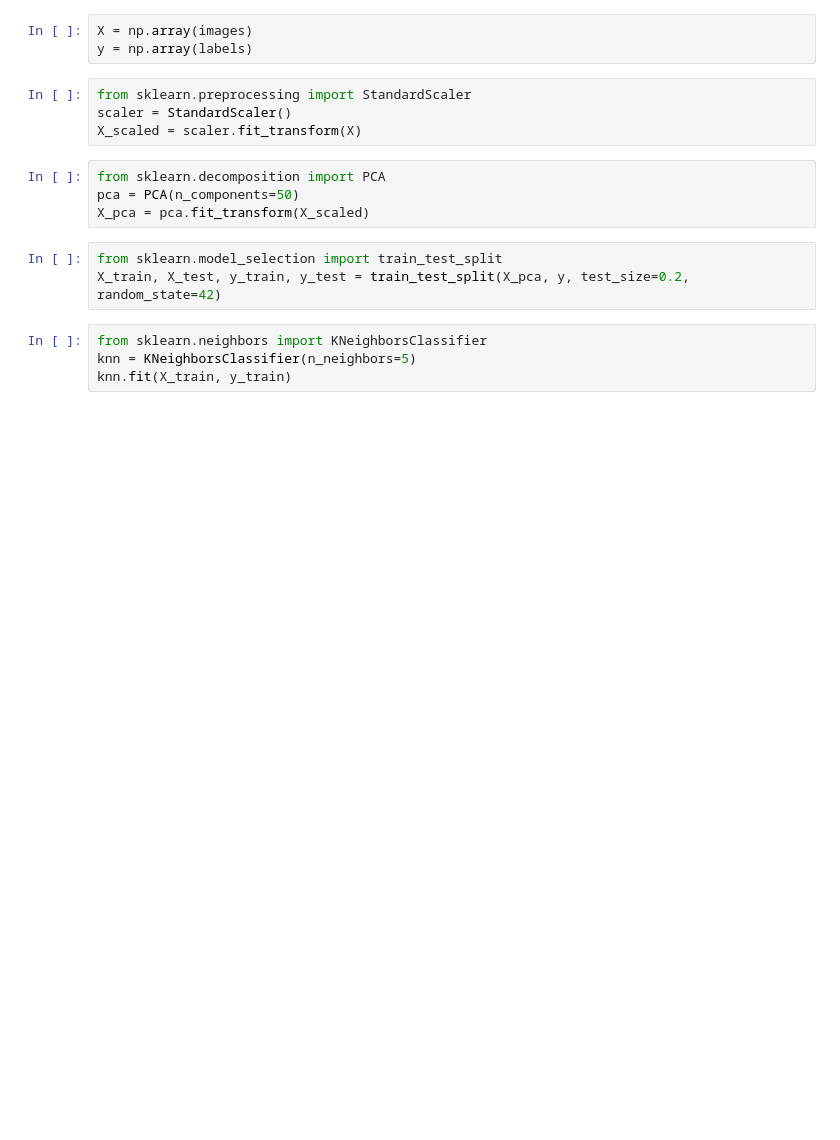
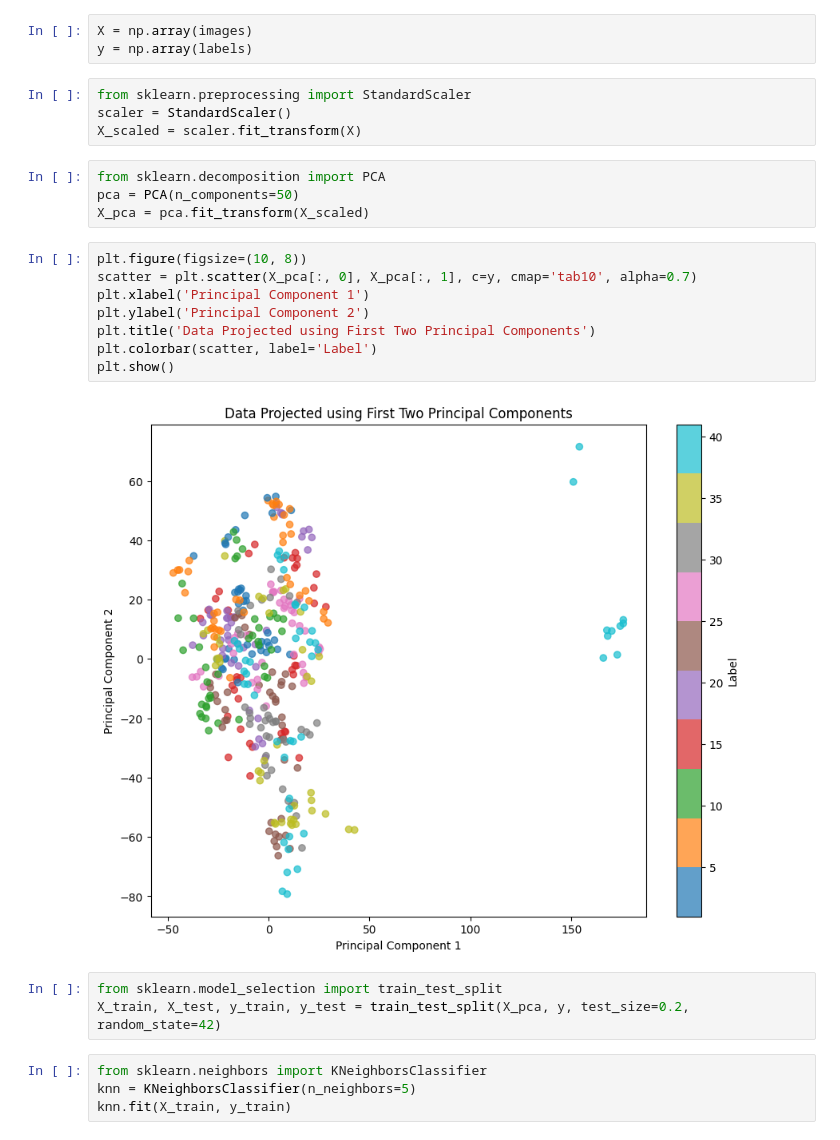
Before and after one commit to gsankarvg/pattern-recog-l2, a Jupyter notebook: q2.ipynb, the cells around one changed output. Cells and saved outputs as stored; diff of their text form; blank space fills up the shorter version.

```diff
--- a/q2.ipynb
+++ b/q2.ipynb
@@ -45,6 +45,16 @@ X_scaled = scaler.fit_transform(X)
 from sklearn.decomposition import PCA
 pca = PCA(n_components=50)
 X_pca = pca.fit_transform(X_scaled)
+# %%
+plt.figure(figsize=(10, 8))
+scatter = plt.scatter(X_pca[:, 0], X_pca[:, 1], c=y, cmap='tab10', alpha=0.7)
+plt.xlabel('Principal Component 1')
+plt.ylabel('Principal Component 2')
+plt.title('Data Projected using First Two Principal Components')
+plt.colorbar(scatter, label='Label')
+plt.show()
+# %% [output]
+[figure, added]
 # %%
 from sklearn.model_selection import train_test_split
 X_train, X_test, y_train, y_test = train_test_split(X_pca, y, test_size=0.2, random_state=42)
```
Also changed, not shown: parts of 3 cells of this notebook, 11 other files.
